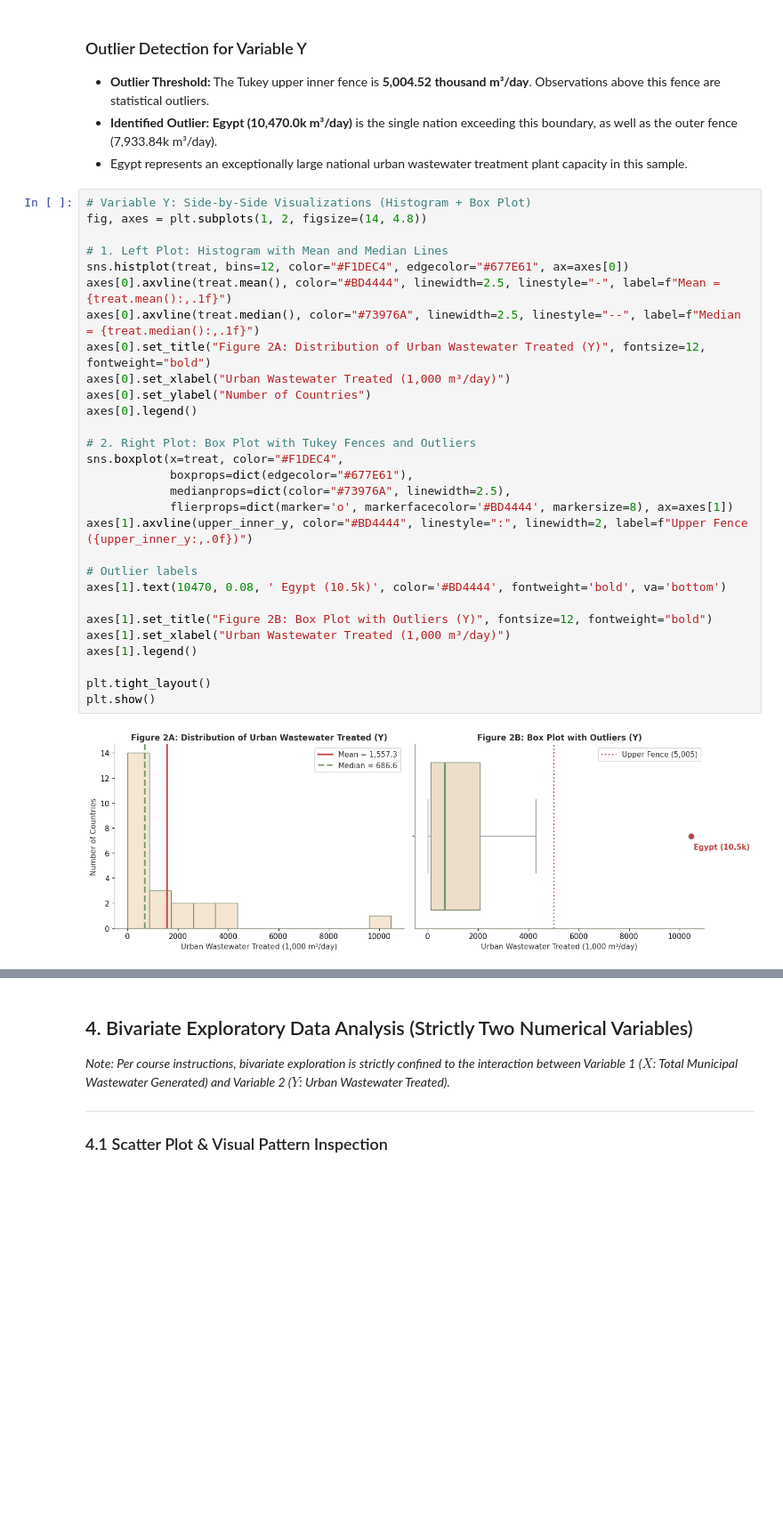
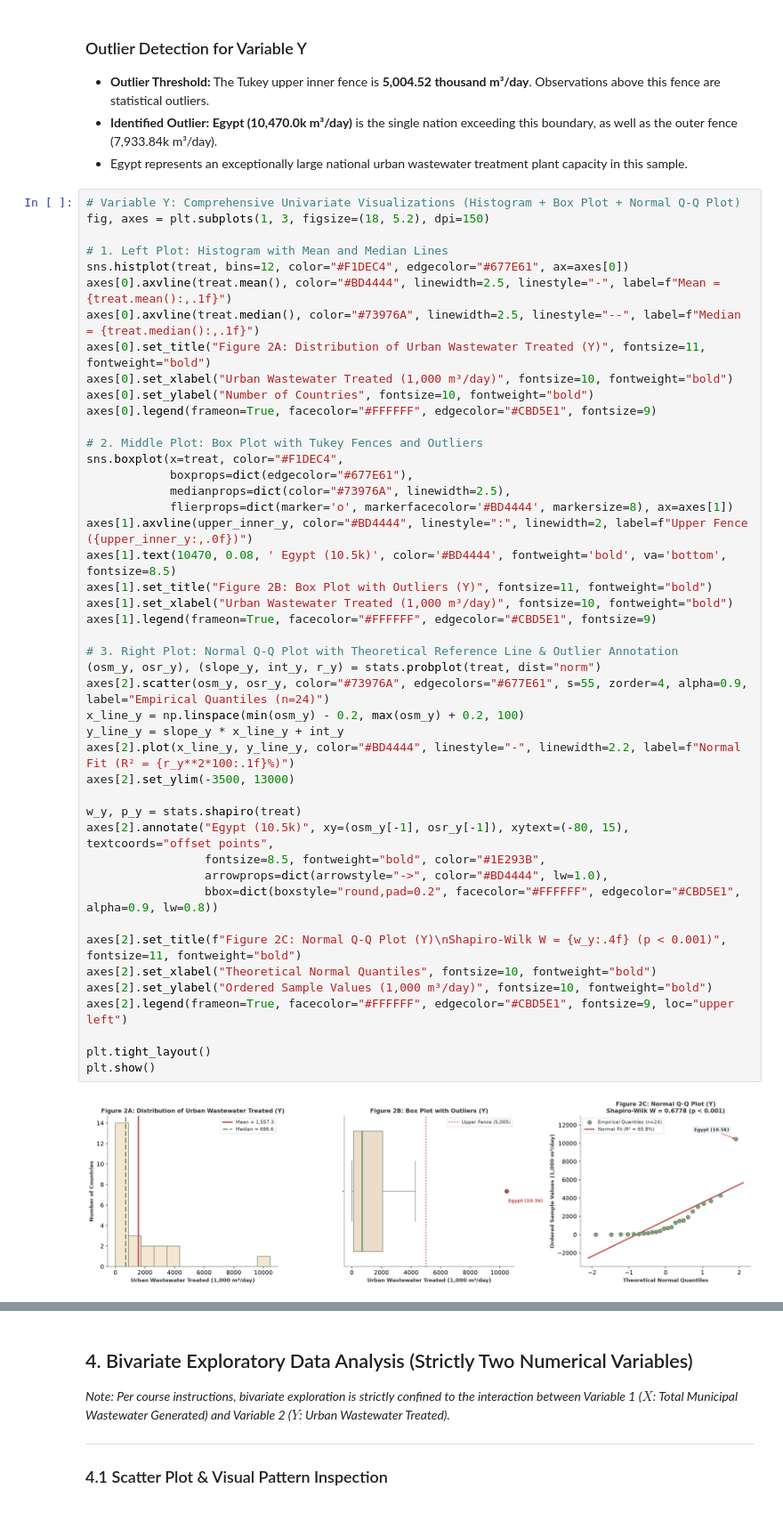
Before and after one commit to Troge-dev/academic-reviewers, a Jupyter notebook: eda/DS311_Midterm_Lab_Exam.ipynb, the cells around one changed output, grey strips where cells are left out. Shown at 89% size. Saved outputs shown, nothing was run; the diff lists cells and outputs as text; blank space fills up the shorter version.

```diff
--- a/eda/DS311_Midterm_Lab_Exam.ipynb
+++ b/eda/DS311_Midterm_Lab_Exam.ipynb
@@ -713,33 +734,49 @@ Number of Detected Outliers: 1
 * **Identified Outlier:** **Egypt (10,470.0k m³/day)** is the single nation exceeding this boundary, as well as the outer fence (7,933.84k m³/day).
 * Egypt represents an exceptionally large national urban wastewater treatment plant capacity in this sample.
 # %%
-# Variable Y: Side-by-Side Visualizations (Histogram + Box Plot)
-fig, axes = plt.subplots(1, 2, figsize=(14, 4.8))
+# Variable Y: Comprehensive Univariate Visualizations (Histogram + Box Plot + Normal Q-Q Plot)
+fig, axes = plt.subplots(1, 3, figsize=(18, 5.2), dpi=150)
 
 # 1. Left Plot: Histogram with Mean and Median Lines
 sns.histplot(treat, bins=12, color="#F1DEC4", edgecolor="#677E61", ax=axes[0])
 axes[0].axvline(treat.mean(), color="#BD4444", linewidth=2.5, linestyle="-", label=f"Mean = {treat.mean():,.1f}")
 axes[0].axvline(treat.median(), color="#73976A", linewidth=2.5, linestyle="--", label=f"Median = {treat.median():,.1f}")
-axes[0].set_title("Figure 2A: Distribution of Urban Wastewater Treated (Y)", fontsize=12, fontweight="bold")
-axes[0].set_xlabel("Urban Wastewater Treated (1,000 m³/day)")
-axes[0].set_ylabel("Number of Countries")
-axes[0].legend()
+axes[0].set_title("Figure 2A: Distribution of Urban Wastewater Treated (Y)", fontsize=11, fontweight="bold")
+axes[0].set_xlabel("Urban Wastewater Treated (1,000 m³/day)", fontsize=10, fontweight="bold")
+axes[0].set_ylabel("Number of Countries", fontsize=10, fontweight="bold")
+axes[0].legend(frameon=True, facecolor="#FFFFFF", edgecolor="#CBD5E1", fontsize=9)
 
-# 2. Right Plot: Box Plot with Tukey Fences and Outliers
+# 2. Middle Plot: Box Plot with Tukey Fences and Outliers
 sns.boxplot(x=treat, color="#F1DEC4",
             boxprops=dict(edgecolor="#677E61"),
             medianprops=dict(color="#73976A", linewidth=2.5),
             flierprops=dict(marker='o', markerfacecolor='#BD4444', markersize=8), ax=axes[1])
 axes[1].axvline(upper_inner_y, color="#BD4444", linestyle=":", linewidth=2, label=f"Upper Fence ({upper_inner_y:,.0f})")
+axes[1].text(10470, 0.08, ' Egypt (10.5k)', color='#BD4444', fontweight='bold', va='bottom', fontsize=8.5)
+axes[1].set_title("Figure 2B: Box Plot with Outliers (Y)", fontsize=11, fontweight="bold")
+axes[1].set_xlabel("Urban Wastewater Treated (1,000 m³/day)", fontsize=10, fontweight="bold")
+axes[1].legend(frameon=True, facecolor="#FFFFFF", edgecolor="#CBD5E1", fontsize=9)
 
-# Outlier labels
-axes[1].text(10470, 0.08, ' Egypt (10.5k)', color='#BD4444', fontweight='bold', va='bottom')
+# 3. Right Plot: Normal Q-Q Plot with Theoretical Reference Line & Outlier Annotation
+(osm_y, osr_y), (slope_y, int_y, r_y) = stats.probplot(treat, dist="norm")
+axes[2].scatter(osm_y, osr_y, color="#73976A", edgecolors="#677E61", s=55, zorder=4, alpha=0.9, label="Empirical Quantiles (n=24)")
+x_line_y = np.linspace(min(osm_y) - 0.2, max(osm_y) + 0.2, 100)
+y_line_y = slope_y * x_line_y + int_y
+axes[2].plot(x_line_y, y_line_y, color="#BD4444", linestyle="-", linewidth=2.2, label=f"Normal Fit (R² = {r_y**2*100:.1f}%)")
+axes[2].set_ylim(-3500, 13000)
 
-axes[1].set_title("Figure 2B: Box Plot with Outliers (Y)", fontsize=12, fontweight="bold")
-axes[1].set_xlabel("Urban Wastewater Treated (1,000 m³/day)")
-axes[1].legend()
+w_y, p_y = stats.shapiro(treat)
+axes[2].annotate("Egypt (10.5k)", xy=(osm_y[-1], osr_y[-1]), xytext=(-80, 15), textcoords="offset points",
+                 fontsize=8.5, fontweight="bold", color="#1E293B",
+                 arrowprops=dict(arrowstyle="->", color="#BD4444", lw=1.0),
+                 bbox=dict(boxstyle="round,pad=0.2", facecolor="#FFFFFF", edgecolor="#CBD5E1", alpha=0.9, lw=0.8))
+
+axes[2].set_title(f"Figure 2C: Normal Q-Q Plot (Y)\nShapiro-Wilk W = {w_y:.4f} (p < 0.001)", fontsize=11, fontweight="bold")
+axes[2].set_xlabel("Theoretical Normal Quantiles", fontsize=10, fontweight="bold")
+axes[2].set_ylabel("Ordered Sample Values (1,000 m³/day)", fontsize=10, fontweight="bold")
+axes[2].legend(frameon=True, facecolor="#FFFFFF", edgecolor="#CBD5E1", fontsize=9, loc="upper left")
 
 plt.tight_layout()
 plt.show()
 # %% [output]
-[figure, old version]
+[figure, new version]
```
Also changed, not shown: parts of 7 cells of this notebook.
